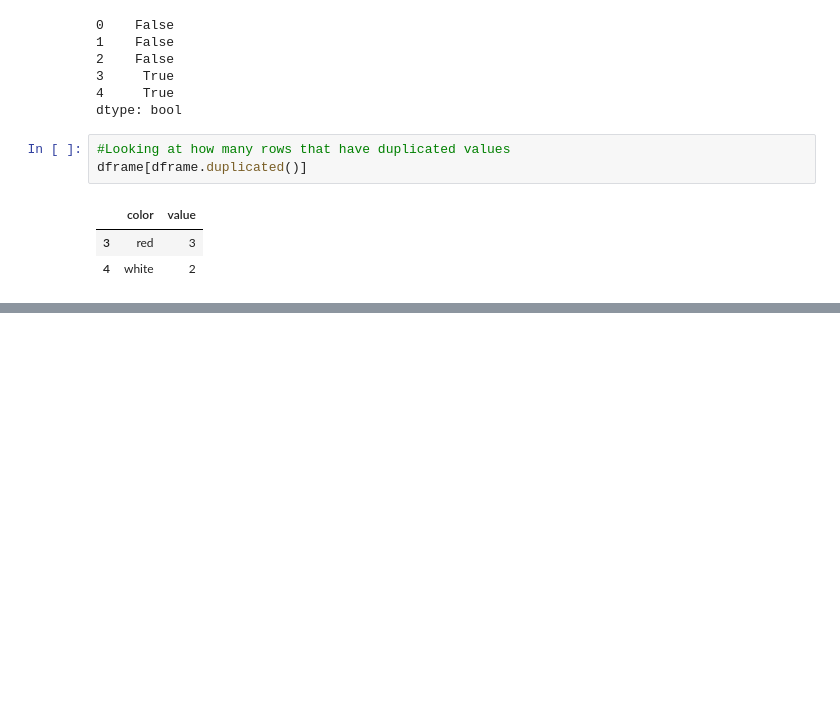
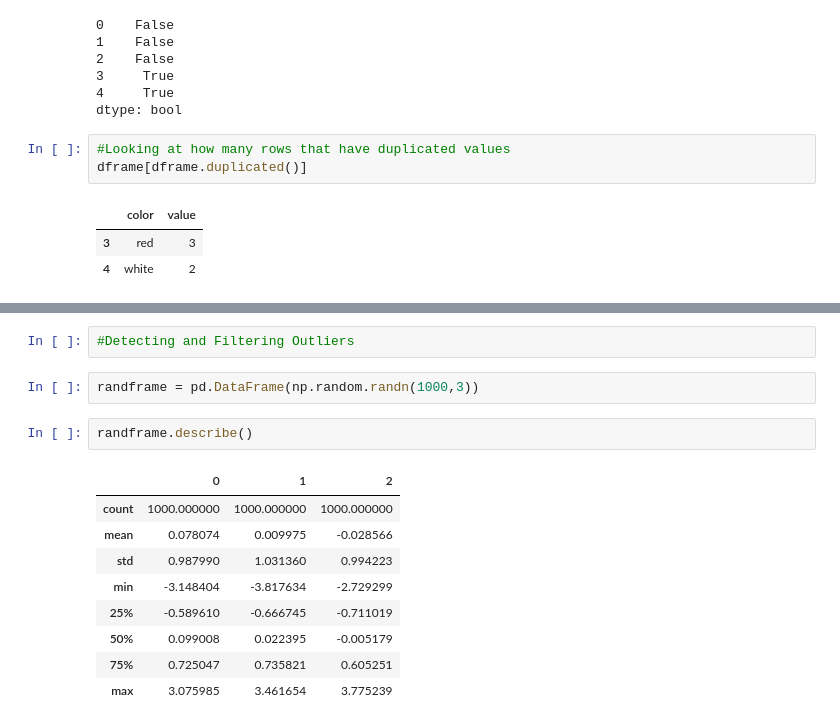
Before and after one commit to Afrochemist/OverviewNotes, a Jupyter notebook: Pandas-Numpy-Matplotlib.ipynb, the cells around one changed output, grey strips where cells are left out. Drawn from its saved outputs; the diff is of its cells as text; blank space fills up the shorter version.

```diff
--- a/Pandas-Numpy-Matplotlib.ipynb
+++ b/Pandas-Numpy-Matplotlib.ipynb
@@ -1313,0 +1518,16 @@ dframe[dframe.duplicated()]
+# %%
+#Detecting and Filtering Outliers
+# %%
+randframe = pd.DataFrame(np.random.randn(1000,3))
+# %%
+randframe.describe()
+# %% [output]
+|  | 0 | 1 | 2 |
+| count | 1000.000000 | 1000.000000 | 1000.000000 |
+| mean | 0.078074 | 0.009975 | -0.028566 |
+| std | 0.987990 | 1.031360 | 0.994223 |
+| min | -3.148404 | -3.817634 | -2.729299 |
+| 25% | -0.589610 | -0.666745 | -0.711019 |
+| 50% | 0.099008 | 0.022395 | -0.005179 |
+| 75% | 0.725047 | 0.735821 | 0.605251 |
+| max | 3.075985 | 3.461654 | 3.775239 |
```
Also changed, not shown: parts of 58 cells of this notebook.
